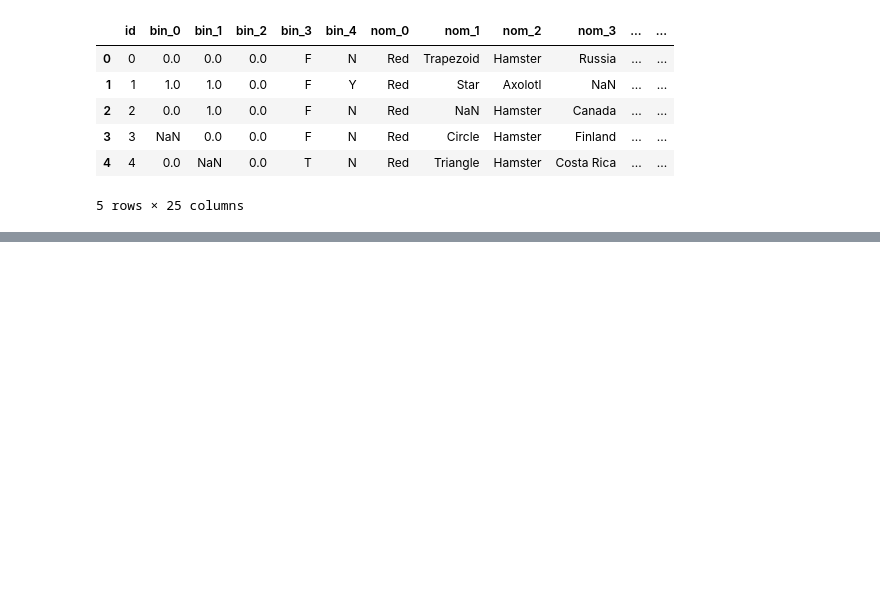
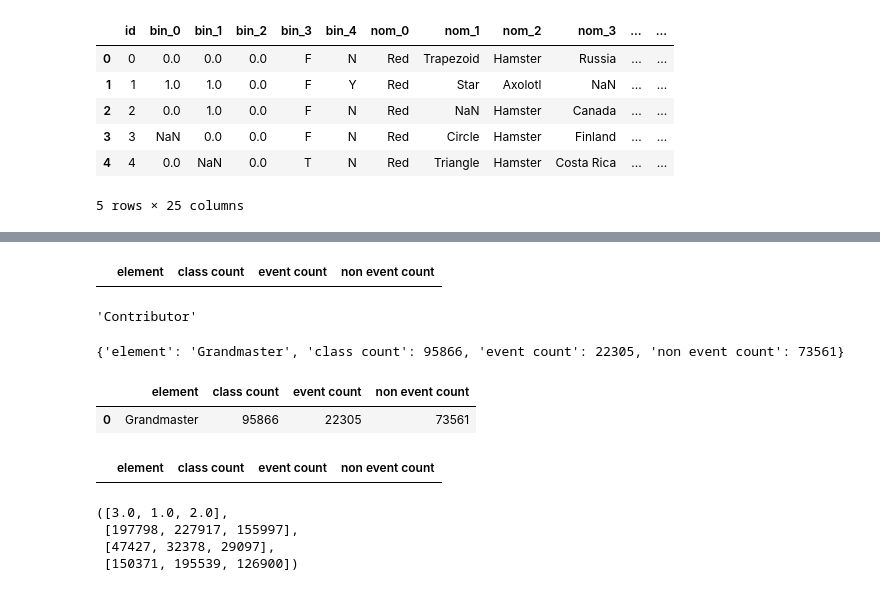
Before and after one commit to Adi1729/ml-proj-temp, a Jupyter notebook: notebooks/Categorical Encoding 2.ipynb, the cells around one changed output, grey strips where cells are left out. Drawn from its saved outputs; the diff is of its cells as text; code cells hidden in the pictures; blank space fills up the shorter version.

```diff
--- a/notebooks/Categorical Encoding 2.ipynb
+++ b/notebooks/Categorical Encoding 2.ipynb
@@ -180,0 +126,41 @@ ValueError: y contains new labels: [2 6]
+# %%
+data = data.dropna(subset = [col])
+elements = data[col].unique().tolist()
+
+ClassCount,Event_Count,Non_Event_Count = [],[],[]
+
+main_stats = pd.DataFrame(columns = ['element','class count','event count','non event count'])
+# %%
+main_stats
+# %% [output]
+|  | element | class count | event count | non event count |
+# %%
+element  = elements[1]
+# %%
+element
+# %% [output]
+'Contributor'
+# %%
+for element in elements:
+# %%
+stats={}
+stats['element'] = element
+stats['class count'] = data[data[col]==element].shape[0]
+stats['event count'] = data[data[col]==element][data['target']==1].shape[0]
+stats['non event count'] = data[data[col]==element][data['target']==0].shape[0]
+# %%
+#ClassCount.append(data[data[col]==element].shape[0])
+#Event_Count.append(data[data[col]==element][data['target']==1].shape[0])
+#Non_Event_Count.append(data[data[col]==element][data['target']==0].shape[0])
+print(stats)
+# %% [output]
+{'element': 'Grandmaster', 'class count': 95866, 'event count': 22305, 'non event count': 73561}
+# %%
+main_stats.append(stats,ignore_index = True)
+# %% [output]
+|  | element | class count | event count | non event count |
+| 0 | Grandmaster | 95866 | 22305 | 73561 |
+# %%
+main_stats
+# %% [output]
+|  | element | class count | event count | non event count |
@@ -180,0 +169,7 @@ ValueError: y contains new labels: [2 6]
+# %%
+elements, ClassCount,Event_Count,Non_Event_Count
+# %% [output]
+([3.0, 1.0, 2.0],
+ [197798, 227917, 155997],
+ [47427, 32378, 29097],
+ [150371, 195539, 126900])
```
Also changed, not shown: parts of 40 cells of this notebook, 5 other files.
